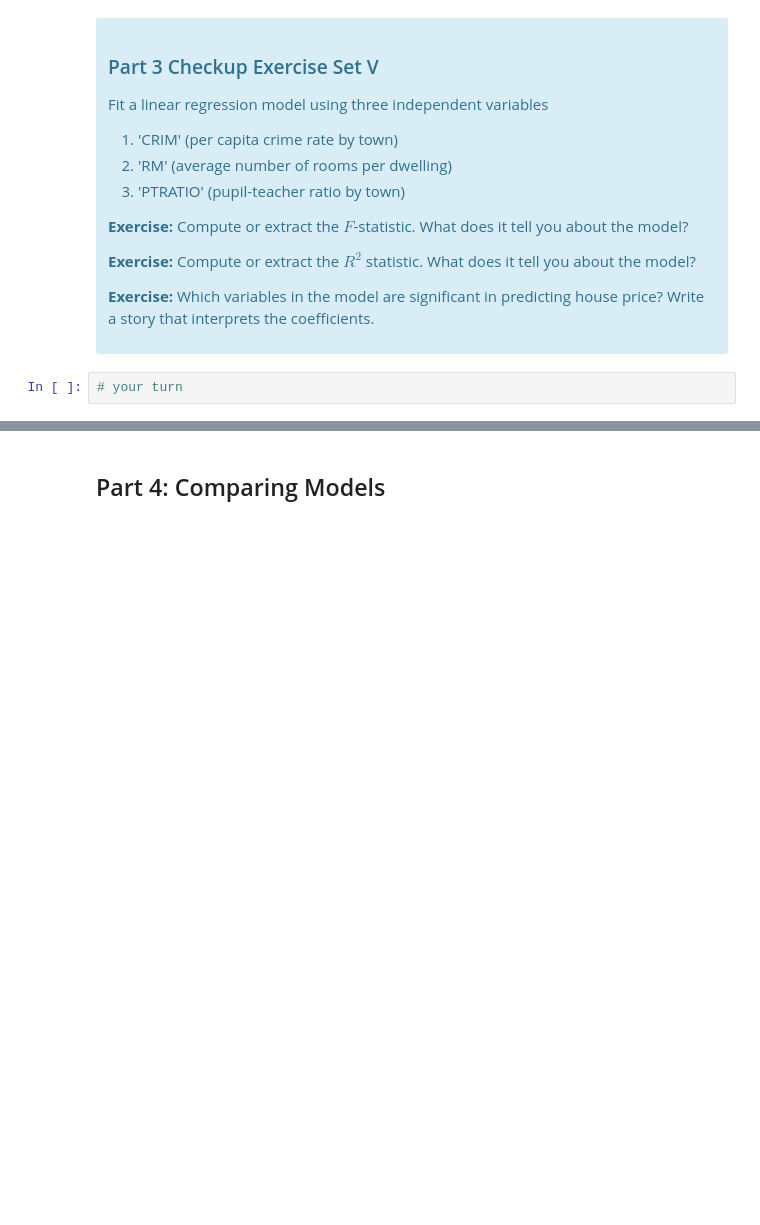
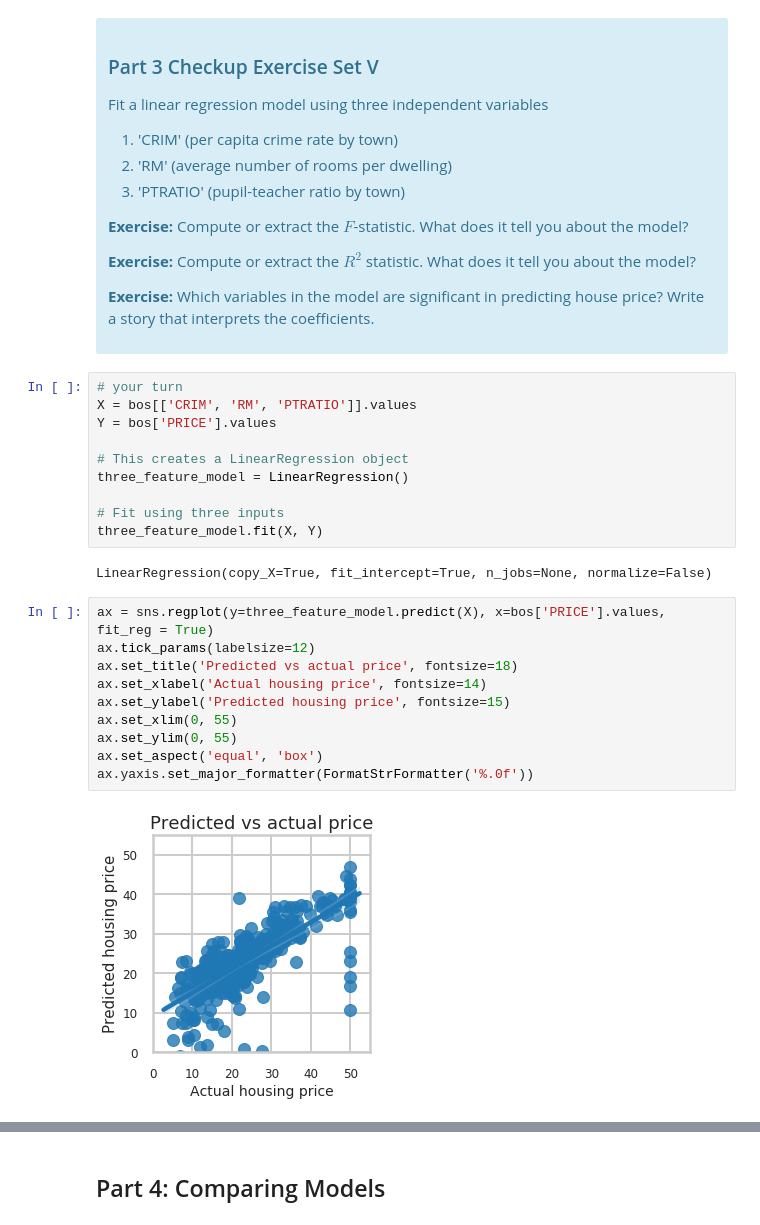
Before and after one commit to gperdrizet/linear_regression, a Jupyter notebook: Mini_Project_Linear_Regression.ipynb, the cells around one changed output, grey strips where cells are left out. Saved outputs shown, nothing was run; the diff lists cells and outputs as text; blank space fills up the shorter version.

```diff
--- a/Mini_Project_Linear_Regression.ipynb
+++ b/Mini_Project_Linear_Regression.ipynb
@@ -945,5 +984,27 @@ Looking at the probibility density of the F-distribution for dfn = 504 and dfd =
 
 <p><b>Exercise:</b> Which variables in the model are significant in predicting house price? Write a story that interprets the coefficients.</p>
 </div>
-# %%
-# your turn
+# %%
+# your turn
+X = bos[['CRIM', 'RM', 'PTRATIO']].values
+Y = bos['PRICE'].values
+
+# This creates a LinearRegression object
+three_feature_model = LinearRegression()
+
+# Fit using three inputs
+three_feature_model.fit(X, Y)
+# %% [output]
+LinearRegression(copy_X=True, fit_intercept=True, n_jobs=None, normalize=False)
+# %%
+ax = sns.regplot(y=three_feature_model.predict(X), x=bos['PRICE'].values, fit_reg = True)
+ax.tick_params(labelsize=12)
+ax.set_title('Predicted vs actual price', fontsize=18)
+ax.set_xlabel('Actual housing price', fontsize=14)
+ax.set_ylabel('Predicted housing price', fontsize=15)
+ax.set_xlim(0, 55)
+ax.set_ylim(0, 55)
+ax.set_aspect('equal', 'box')
+ax.yaxis.set_major_formatter(FormatStrFormatter('%.0f'))
+# %% [output]
+[figure, added]
```
Also changed, not shown: parts of 35 cells of this notebook.
